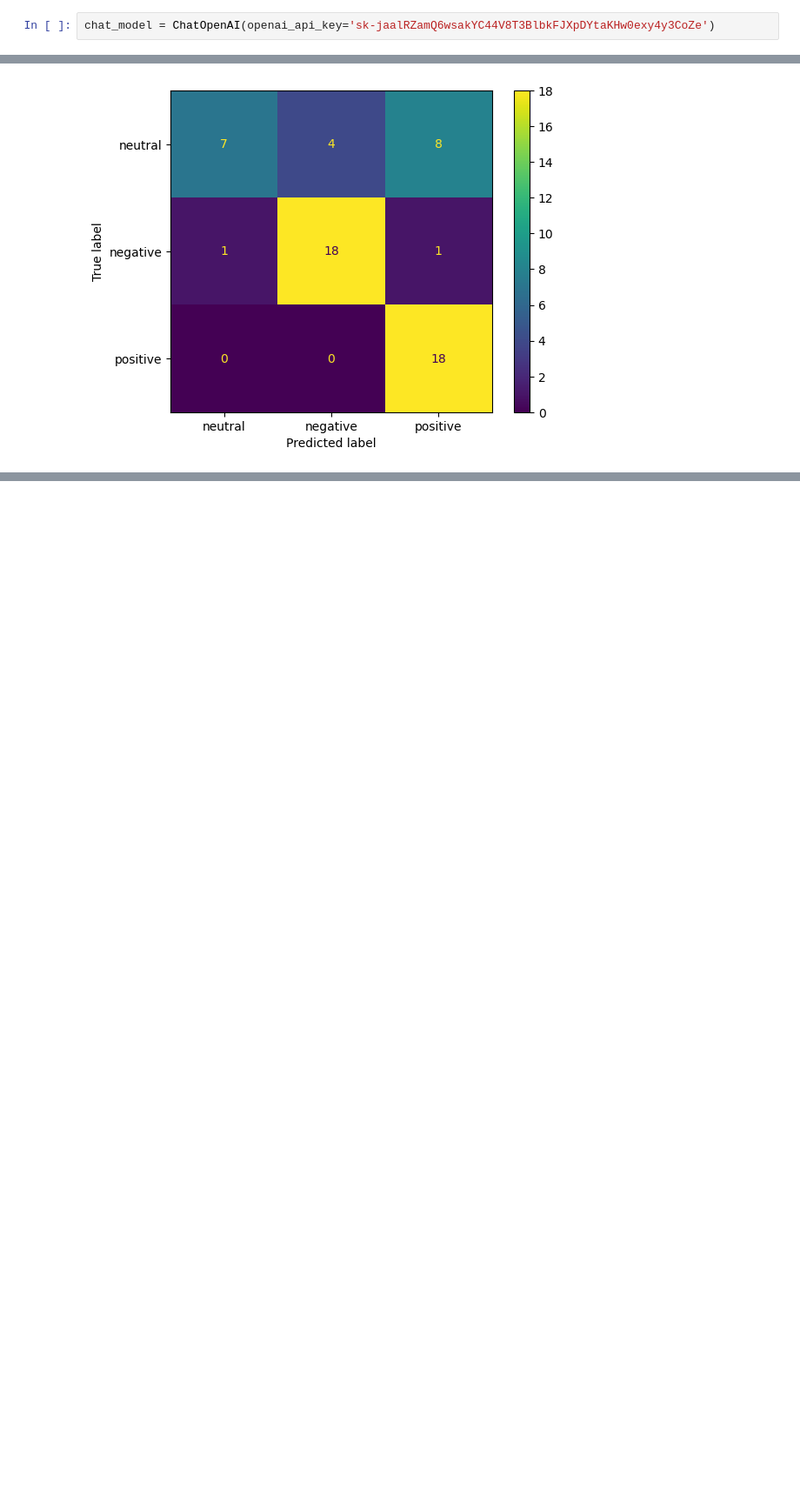
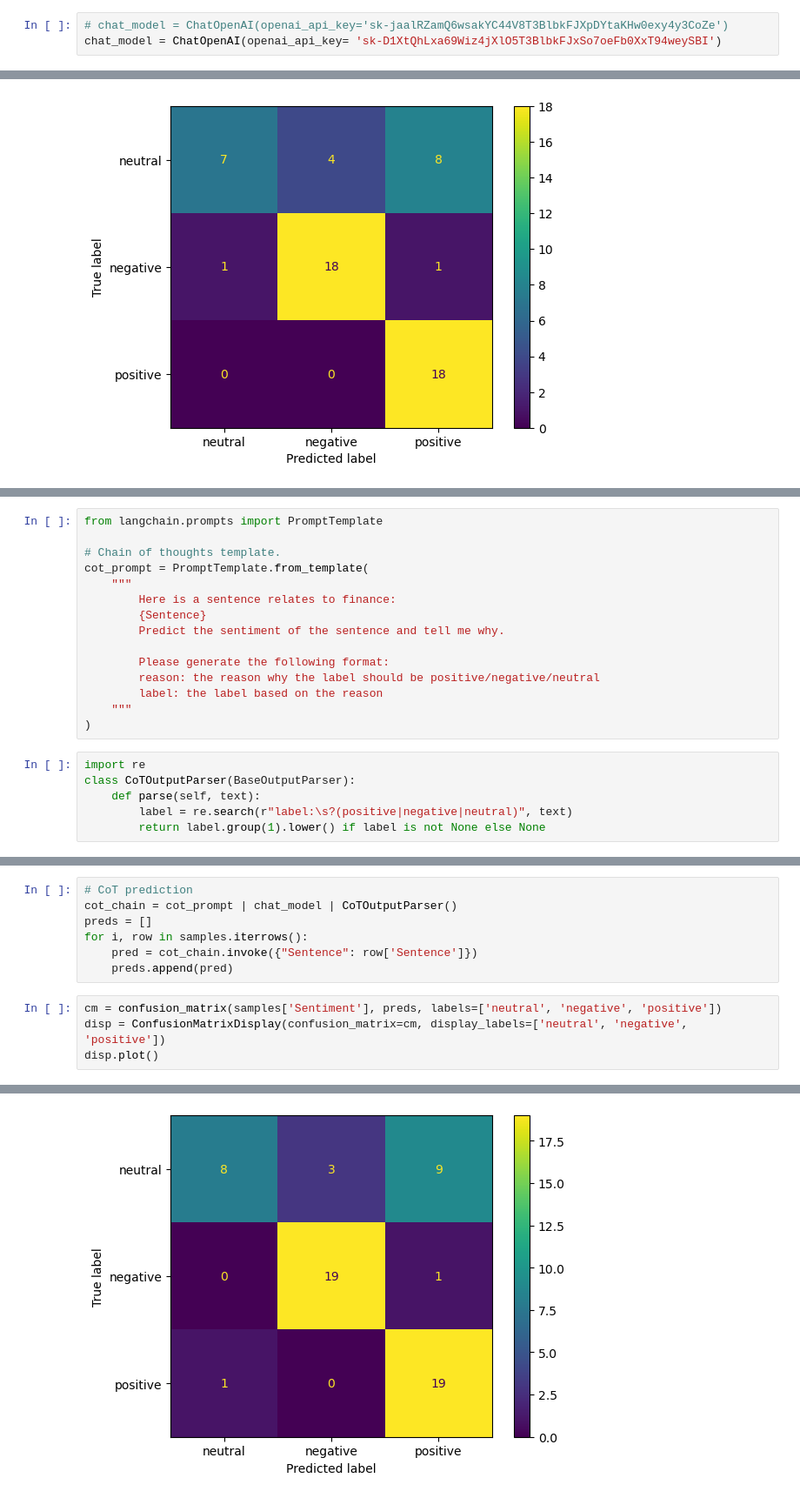
Before and after one commit to jimmykml/PE_finanicial_sentiment_analysis, a Jupyter notebook: financial_sentiment_analysis.ipynb, the cells around one changed output, grey strips where cells are left out. Shown: that part at 87% size. Saved outputs shown, nothing was run; the diff lists cells and outputs as text; blank space fills up the shorter version.

```diff
--- a/financial_sentiment_analysis.ipynb
+++ b/financial_sentiment_analysis.ipynb
@@ -39,7 +44,8 @@ from langchain.prompts.chat import ChatPromptTemplate
 from langchain.prompts import FewShotChatMessagePromptTemplate
 from langchain.schema import BaseOutputParser
 # %%
-chat_model = ChatOpenAI(openai_api_key='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')
+# chat_model = ChatOpenAI(openai_api_key='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')
+chat_model = ChatOpenAI(openai_api_key= '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')
 # %%
 # Output parser class.
 class OutputParser(BaseOutputParser):
@@ -116,0 +125,21 @@ for s in shots:
+# %%
+from langchain.prompts import PromptTemplate
+
+# Chain of thoughts template.
+cot_prompt = PromptTemplate.from_template(
+    """
+        Here is a sentence relates to finance:
+        {Sentence}
+        Predict the sentiment of the sentence and tell me why.
+
+        Please generate the following format:
+        reason: the reason why the label should be positive/negative/neutral
+        label: the label based on the reason
+    """
+)
+# %%
+import re
+class CoTOutputParser(BaseOutputParser):
+    def parse(self, text):
+        label = re.search(r"label:\s?(positive|negative|neutral)", text)
+        return label.group(1).lower() if label is not None else None
@@ -116,0 +152,12 @@ for s in shots:
+# %%
+# CoT prediction
+cot_chain = cot_prompt | chat_model | CoTOutputParser()
+preds = []
+for i, row in samples.iterrows():
+    pred = cot_chain.invoke({"Sentence": row['Sentence']})
+    preds.append(pred)
+# %%
+cm = confusion_matrix(samples['Sentiment'], preds, labels=['neutral', 'negative', 'positive'])
+disp = ConfusionMatrixDisplay(confusion_matrix=cm, display_labels=['neutral', 'negative', 'positive'])
+disp.plot()
+# %% [output]
@@ -116,0 +165 @@ for s in shots:
+[figure, added]
```
Also changed, not shown: parts of 5 cells of this notebook.
